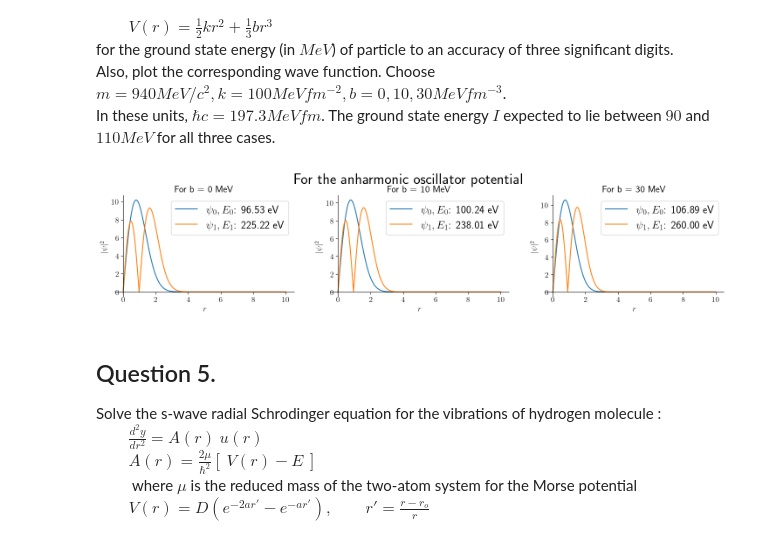
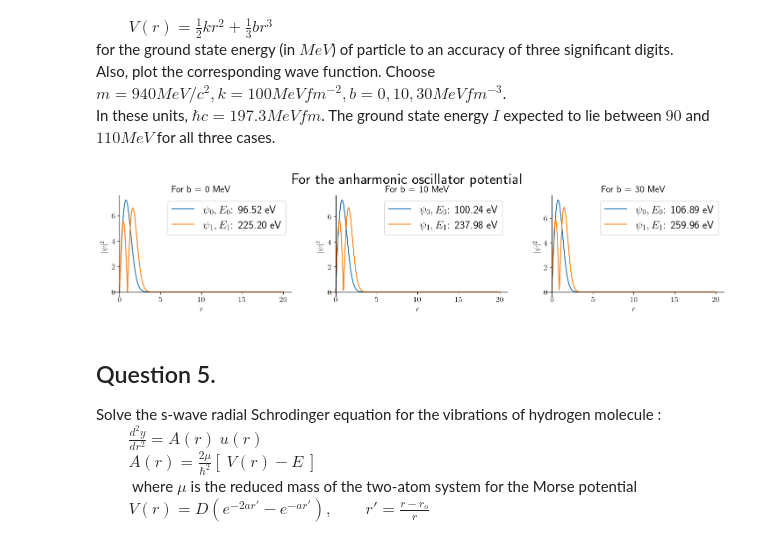
Before and after one commit to Chaks1603/Python-Assignments, a Jupyter notebook: Physics B.Sc/Quantum Mechnics . Solve the s-wave Schrodinger equation .ipynb, the cells around one changed output. Saved outputs shown, nothing was run; the diff lists cells and outputs as text; code cells hidden in the pictures.

```diff
--- a/Physics B.Sc/Quantum Mechnics . Solve the s-wave Schrodinger equation .ipynb
+++ b/Physics B.Sc/Quantum Mechnics . Solve the s-wave Schrodinger equation .ipynb
@@ -197,7 +197,7 @@ h = 1973
 m = 0.511e6
 e = 3.795
 r_min = 1e-12
-r_max = 10
+r_max = 20
 n = 1000
 r = np.linspace(r_min, r_max, n)
 dr = r[1] - r[0]
@@ -213,7 +213,7 @@ for i in range(1,n-1):
 #A=np.diag([-2]*(n),0) + np.diag([1]*(n-1),-1) + np.diag([1]*(n-1),1)
 print(A, '\n')
 H = ((-h**2) / (2 * m * dr**2)) * A + V
-E, U= np.linalg.eigh(H)
+E, U = np.linalg.eigh(H)
 U = U/dr
 print(U.round(2), '\n')
 
@@ -222,8 +222,6 @@ ax1 = fig.add_subplot(1,2,1)
 ax2 = fig.add_subplot(1,2,2)
 ax1.plot(r,U[:,0], label=r'$\psi_0,E_0$'+f': { E[0]:.2f} eV')
 ax1.plot(r,-U[:,1], label=r'$\psi_1,E_1$'+f': { E[1]:.2f} eV')
-ax1.axhline(y=E[1], color="black", linestyle=":")
-ax1.axhline(y=E[0], color="black", linestyle=":")
 ax2.plot(r,abs(U[:,0]), label=r'$\psi_0,E_0$'+f': { E[0]:.2f} eV')
 ax2.plot(r,abs(U[:,1]), label=r'$\psi_1,E_1$'+f': { E[1]:.2f} eV')
 fig.suptitle('For the coulomb potential', fontsize = 25)
@@ -271,7 +269,7 @@ e = 3.795
 a = [ 3, 5, 7]
 
 r_min = 1e-12
-r_max = 10
+r_max = 20
 n = 1000
 r = np.linspace(r_min, r_max, n)
 dr = r[2] - r[1]
@@ -330,7 +328,7 @@ k = 100
 b = [ 0, 10, 30]
 
 r_min = 1e-12
-r_max = 10
+r_max = 20
 n = 1000
 r = np.linspace(r_min, r_max, n)
 dr = r[2] - r[1]
@@ -338,34 +336,34 @@ dr = r[2] - r[1]
 def V(r,n,b,k):
     V = np.zeros((n, n))
     for i in range(1,n):
         V[i, i] = (k*(r[i])**2/2) + (b*(r[i])**3/3)
     return V
 
 A = -2*np.eye(n,n)
 for i in range(1,n-1):
     A[i, i+1]=1
     A[i+1, i]=1
 
 #print(A)
 
 fig = plt.figure(figsize=(18,3))
 fig.suptitle('For the anharmonic oscillator potential',y=1.05, fontsize = 25)
 for j in range(len(b)):
     H = (-(h**2) / (2 * m * dr**2)) * A + V(r,n,b[j],k)
     E, U= np.linalg.eigh(H)
     U = U/dr
 
     ax=plt.subplot(1,3,j+1)
     ax.plot(r,abs(U[:,0]), label=r'$\psi_0,E_0$'+f': { E[0]:.2f} eV')
     ax.plot(r,abs(U[:,1]), label=r'$\psi_1,E_1$'+f': { E[1]:.2f} eV')
     ax.set_ylabel(r'$|\psi|^2$')
     ax.set_xlabel(r'$r$')
     ax.set_title(f'For b = {b[j]} MeV')
     ax.legend()
     customize_axes(ax)
 plt.show()
 # %% [output]
-[figure, old version]
+[figure, new version]
 # %% [markdown]
 ## Question 5.
 Solve the s-wave radial Schrodinger equation for the vibrations of hydrogen molecule :
```
Also changed, not shown: parts of 4 cells of this notebook.
